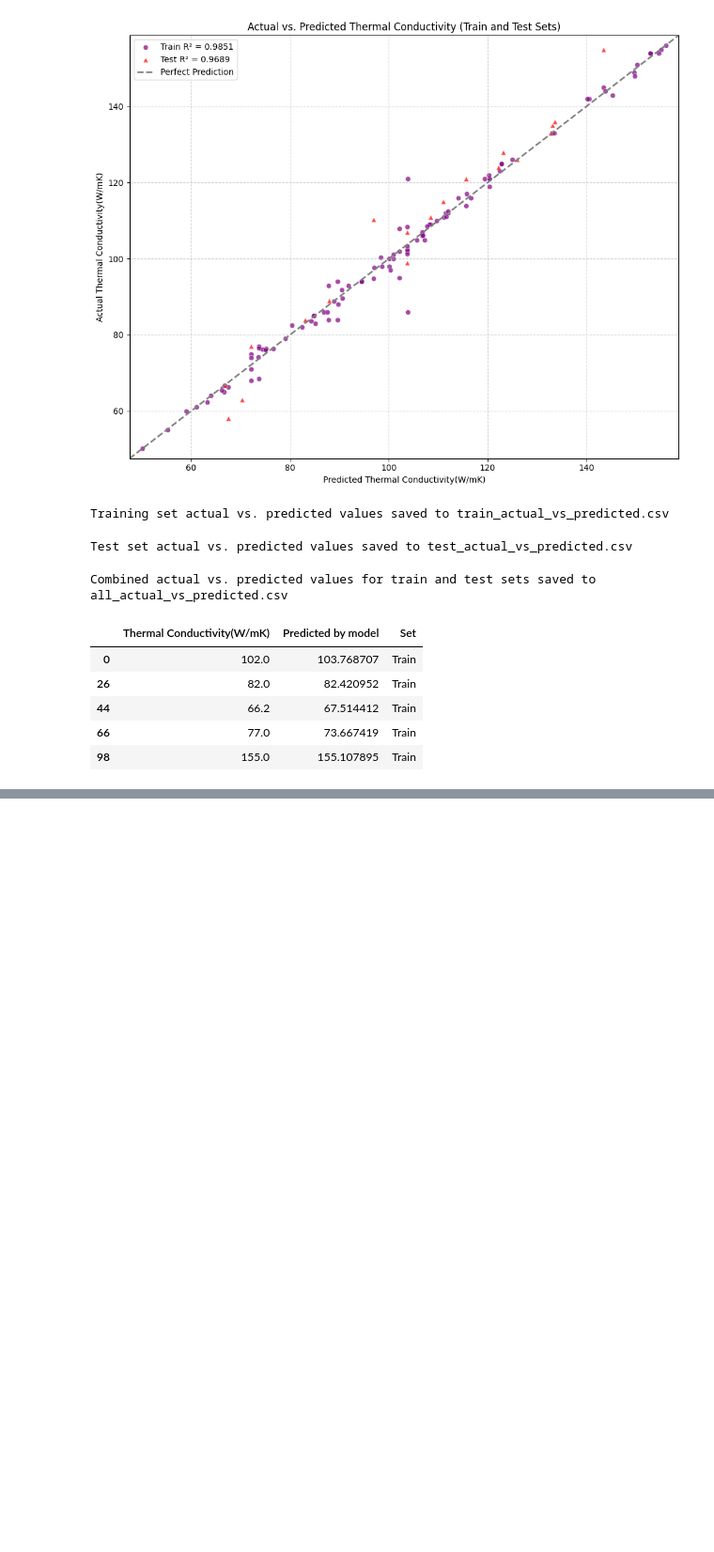
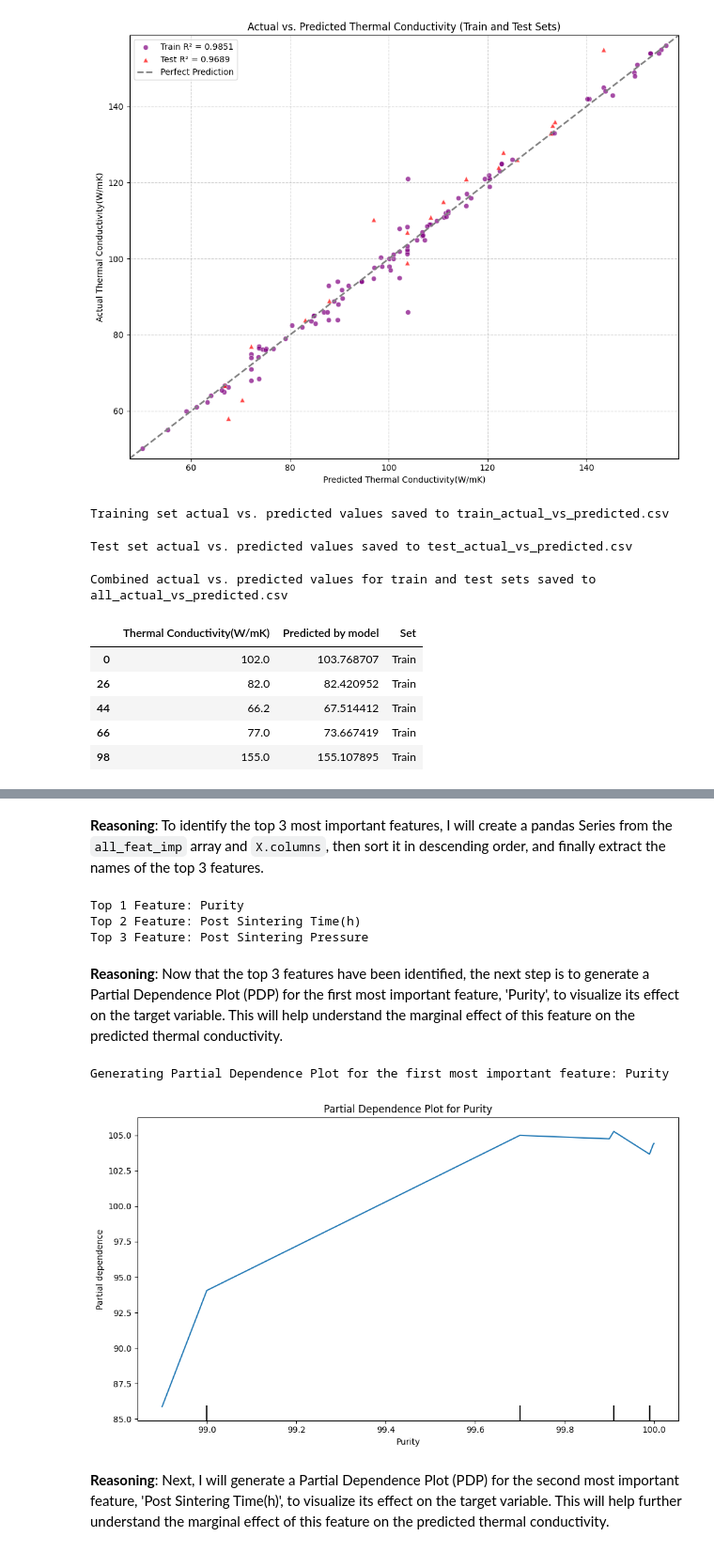
Before and after one commit to Saptarshi-iitbhu/XGB-Thermal-Conductivity-Measurement, a Jupyter notebook: XGB_main_file.ipynb, the cells around one changed output, grey strips where cells are left out. Shown at 94% size. Cells and saved outputs as stored; diff of their text form; code cells hidden in the pictures; blank space fills up the shorter version.

```diff
--- a/XGB_main_file.ipynb
+++ b/XGB_main_file.ipynb
@@ -597,3 +599,49 @@ Third most important feature: Nitriding Time(h)
+# %% [markdown]
+**Reasoning**:
+To identify the top 3 most important features, I will create a pandas Series from the `all_feat_imp` array and `X.columns`, then sort it in descending order, and finally extract the names of the top 3 features.
+# %%
+import pandas as pd
+
+# Create a Series for all_feat_imp with corresponding feature names
+all_importance_series = pd.Series(all_feat_imp, index=X.columns)
+
+# Sort the importances for better visualization
+sorted_all_importances = all_importance_series.sort_values(ascending=False)
+
+# Extract the top 3 features
+top1_feature = sorted_all_importances.index[0]
+top2_feature = sorted_all_importances.index[1]
+top3_feature = sorted_all_importances.index[2]
+
+print(f"Top 1 Feature: {top1_feature}")
+print(f"Top 2 Feature: {top2_feature}")
+print(f"Top 3 Feature: {top3_feature}")
+# %% [output]
+Top 1 Feature: Purity
+Top 2 Feature: Post Sintering Time(h)
+Top 3 Feature: Post Sintering Pressure
+# %% [markdown]
+**Reasoning**:
+Now that the top 3 features have been identified, the next step is to generate a Partial Dependence Plot (PDP) for the first most important feature, 'Purity', to visualize its effect on the target variable. This will help understand the marginal effect of this feature on the predicted thermal conductivity.
+# %%
+from sklearn.inspection import PartialDependenceDisplay
+import matplotlib.pyplot as plt
+
+print(f"Generating Partial Dependence Plot for the first most important feature: {top1_feature}")
+
+fig, ax = plt.subplots(figsize=(10, 6))
+PartialDependenceDisplay.from_estimator(estimator=xgb_model, X=X, features=[top1_feature], ax=ax, grid_resolution=50)
+
+ax.set_title(f'Partial Dependence Plot for {top1_feature}')
+plt.tight_layout()
+plt.savefig(f'partial_dependence_plot_{top1_feature.replace(" ", "_").replace("(", "").replace(")", "").replace("=", "").replace("/", "_")}.png')
+plt.show()
+# %% [output]
+Generating Partial Dependence Plot for the first most important feature: Purity
+[figure, added]
+# %% [markdown]
+**Reasoning**:
+Next, I will generate a Partial Dependence Plot (PDP) for the second most important feature, 'Post Sintering Time(h)', to visualize its effect on the target variable. This will help further understand the marginal effect of this feature on the predicted thermal conductivity.
 # %%
 from sklearn.inspection import PartialDependenceDisplay
 import matplotlib.pyplot as plt
```
Also changed, not shown: parts of 15 cells of this notebook.
